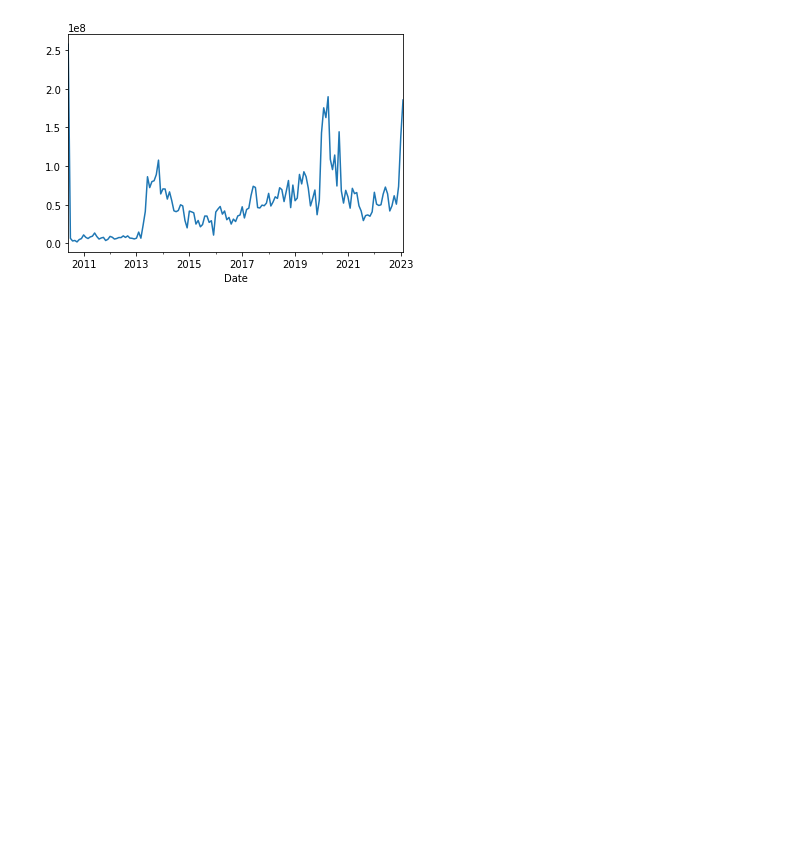
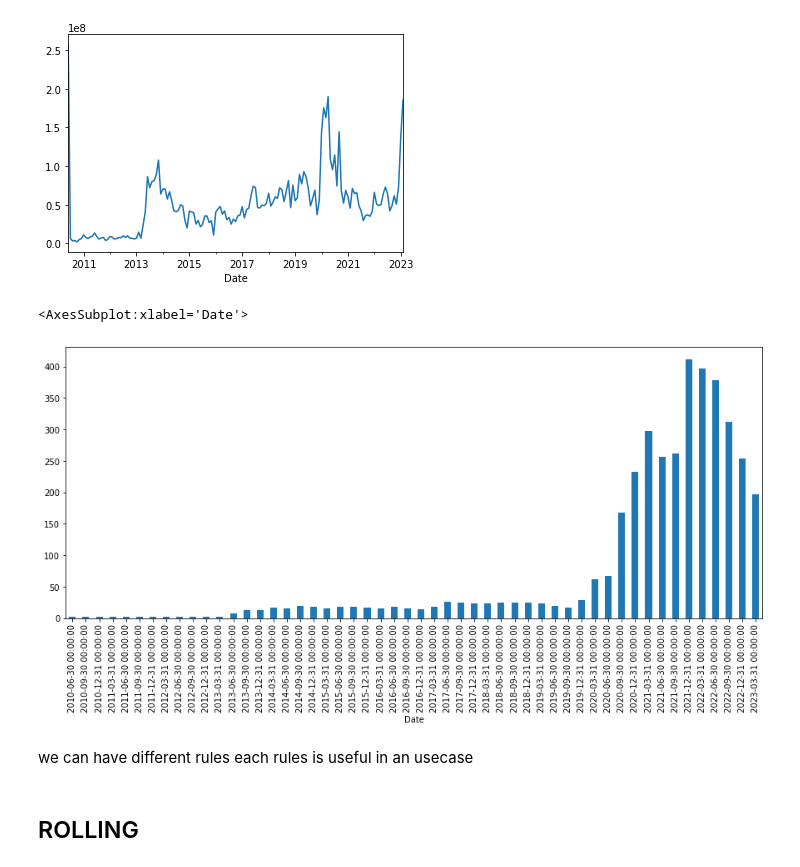
Before and after one commit to Younes-Piro/Time_series, a Jupyter notebook: Time series TSLA EDA.ipynb, the cells around one changed output. Drawn from its saved outputs; the diff is of its cells as text; code cells hidden in the pictures; blank space fills up the shorter version.

```diff
--- a/Time series TSLA EDA.ipynb
+++ b/Time series TSLA EDA.ipynb
@@ -195,3 +197,12 @@ df_tesla.resample(rule='M').min()['Volume'].plot()
 # %% [output]
 <AxesSubplot:xlabel='Date'>
 [figure]
+# %%
+df_tesla['Open'].resample(rule='q').max().plot(kind='bar',figsize=(15,6))
+# %% [output]
+<AxesSubplot:xlabel='Date'>
+[figure, added]
+# %% [markdown]
+we can have different rules each rules is useful in an usecase
+# %% [markdown]
+## ROLLING
```
Also changed, not shown: parts of 17 cells of this notebook, 1 other file.
